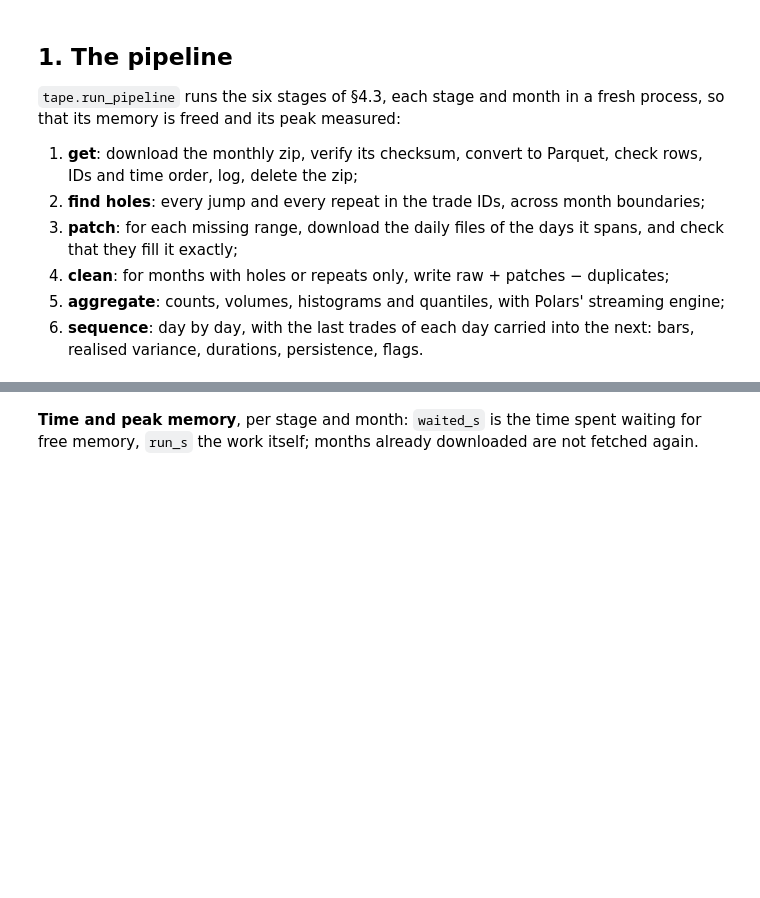
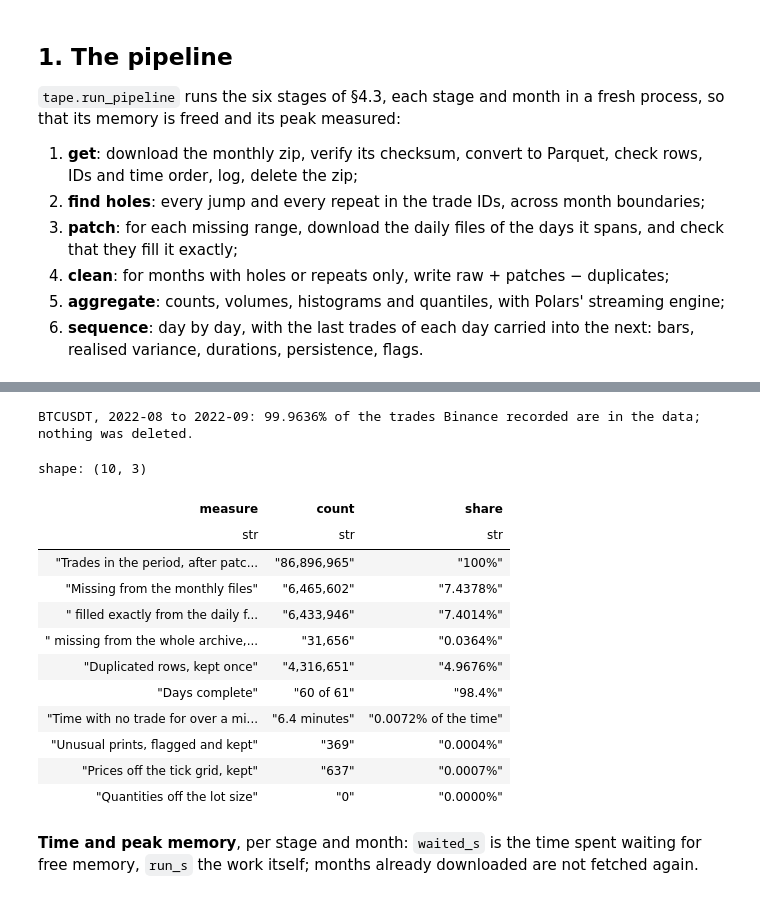
Before and after one commit to MaxGnesi/systematic-trading-notes, a Jupyter notebook: lectures/12-tick-data-the-tape/12_tick_data_the_tape.ipynb, the cells around one changed output, grey strips where cells are left out. Cells and saved outputs as stored; diff of their text form; code cells hidden in the pictures; blank space fills up the shorter version.

```diff
--- a/lectures/12-tick-data-the-tape/12_tick_data_the_tape.ipynb
+++ b/lectures/12-tick-data-the-tape/12_tick_data_the_tape.ipynb
@@ -71,3 +76,48 @@ done in 4.0 minutes
+# %%
+def quality_report(symbol, start, end, holes, patches):
+    D_ = tape.ROOT / "interim" / "tape" / symbol; ms_ = tape.months(start, end)
+    days_ = pl.concat([pl.read_parquet(D_ / ym / "days.parquet") for ym in ms_])
+    fl = pl.concat([pl.read_parquet(D_ / ym / "flag_counts.parquet") for ym in ms_])
+    ex_ = pl.concat([pl.read_parquet(D_ / ym / "flag_examples.parquet") for ym in ms_ if pl.read_parquet(D_ / ym / "flag_examples.parquet").height])
+    n = int(days_["trades"].sum()); f = lambda rule: int(fl.filter(pl.col("rule") == rule)["n"].sum())
+    miss = int(holes.filter(pl.col("kind") == "missing")["n"].sum()); rep = int(holes.filter(pl.col("kind") == "repeated")["n"].sum())
+    filled = int(patches.filter(pl.col("status") == "filled")["n"].sum()) if patches.height else 0
+    unfilled = miss - filled; total = n + unfilled                                   # what Binance recorded: the trades we have, plus those missing everywhere
+    bad_days = set()
+    for h in (patches.filter(pl.col("status") != "filled").iter_rows(named=True) if patches.height else []):
+        bad_days.update(tape.hole_days(h["from_ms"], h["to_ms"], 1))
+    silent_s = float(ex_.filter(pl.col("rule") == "silence over 60 seconds")["value"].sum()) if ex_.height else 0.0
+    unusual = f("spike and revert") + f("jump that persists")
+    pct = lambda x, base: f"{100 * x / base:.4f}%"
+    rows = [("Trades in the period, after patching", f"{n:,}", "100%"),
+            ("Missing from the monthly files", f"{miss:,}", pct(miss, total)),
+            ("  filled exactly from the daily files", f"{filled:,}", pct(filled, total)),
+            ("  missing from the whole archive, recorded", f"{unfilled:,}", pct(unfilled, total)),
+            ("Duplicated rows, kept once", f"{rep:,}", pct(rep, n)),
+            ("Days complete", f"{days_.height - len(bad_days)} of {days_.height}", f"{100 * (days_.height - len(bad_days)) / days_.height:.1f}%"),
+            ("Time with no trade for over a minute", f"{silent_s / 60:,.1f} minutes", f"{100 * silent_s / (days_.height * 86_400):.4f}% of the time"),
+            ("Unusual prints, flagged and kept", f"{unusual:,}", pct(unusual, n)),
+            ("Prices off the tick grid, kept", f"{int(days_['off_grid'].sum()):,}", pct(int(days_["off_grid"].sum()), n)),
+            ("Quantities off the lot size", f"{int(days_['off_lot'].sum()):,}", pct(int(days_["off_lot"].sum()), n))]
+    print(f"{symbol}, {start} to {end}: {100 * n / total:.4f}% of the trades Binance recorded are in the data; nothing was deleted.")
+    return pl.DataFrame(rows, schema=["measure", "count", "share"], orient="row")
+
+quality_report(SYMBOL, START, END, holes, patches)
+# %% [output]
+BTCUSDT, 2022-08 to 2022-09: 99.9636% of the trades Binance recorded are in the data; nothing was deleted.
+shape: (10, 3)
+| measure | count | share |
+| str | str | str |
+| "Trades in the period, after patc... | "86,896,965" | "100%" |
+| "Missing from the monthly files" | "6,465,602" | "7.4378%" |
+| " filled exactly from the daily f... | "6,433,946" | "7.4014%" |
+| " missing from the whole archive,... | "31,656" | "0.0364%" |
+| "Duplicated rows, kept once" | "4,316,651" | "4.9676%" |
+| "Days complete" | "60 of 61" | "98.4%" |
+| "Time with no trade for over a mi... | "6.4 minutes" | "0.0072% of the time" |
+| "Unusual prints, flagged and kept" | "369" | "0.0004%" |
+| "Prices off the tick grid, kept" | "637" | "0.0007%" |
+| "Quantities off the lot size" | "0" | "0.0000%" |
 # %% [markdown]
 **Time and peak memory**, per stage and month: `waited_s` is the time spent waiting for free memory, `run_s` the work itself; months already downloaded are not fetched again.
 # %%
```
Also changed, not shown: parts of 17 cells of this notebook, 4 other files.
